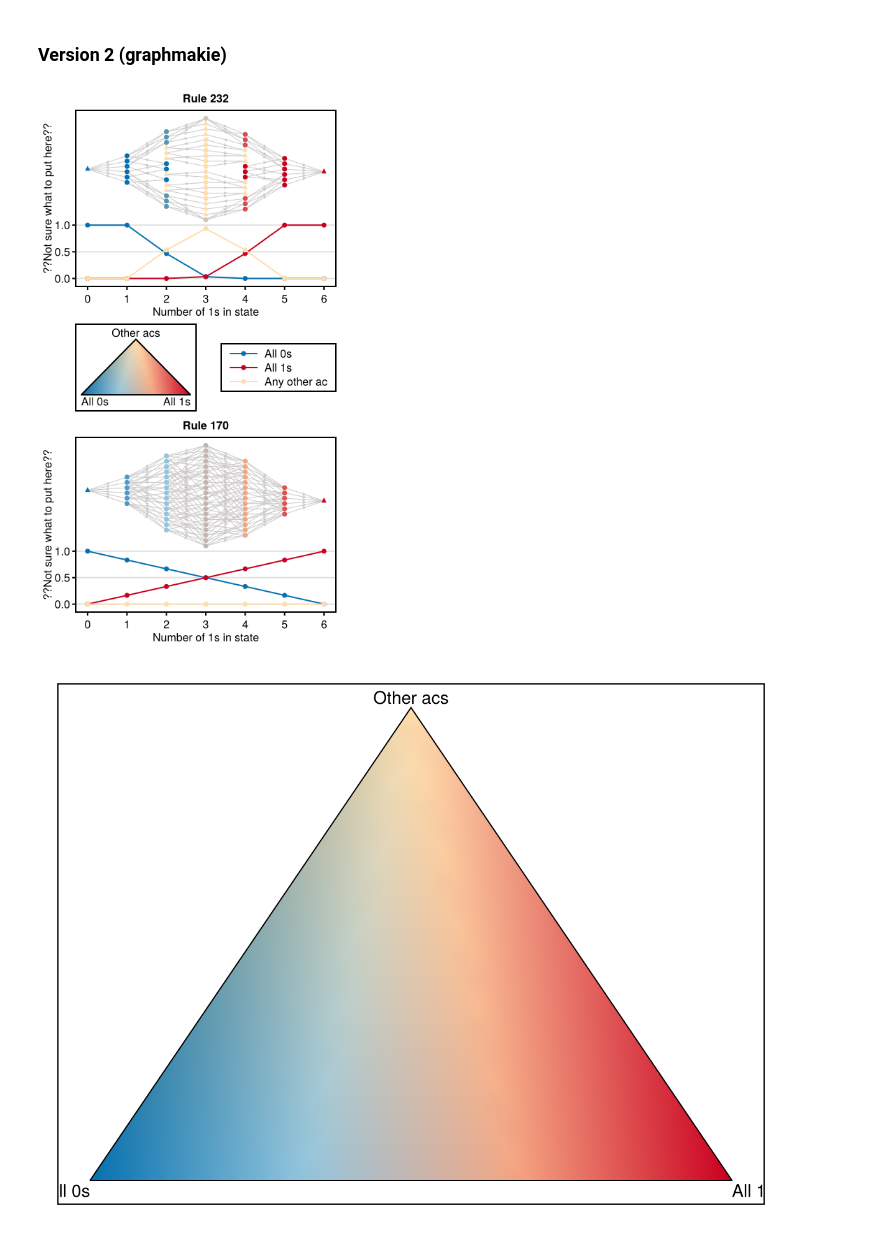
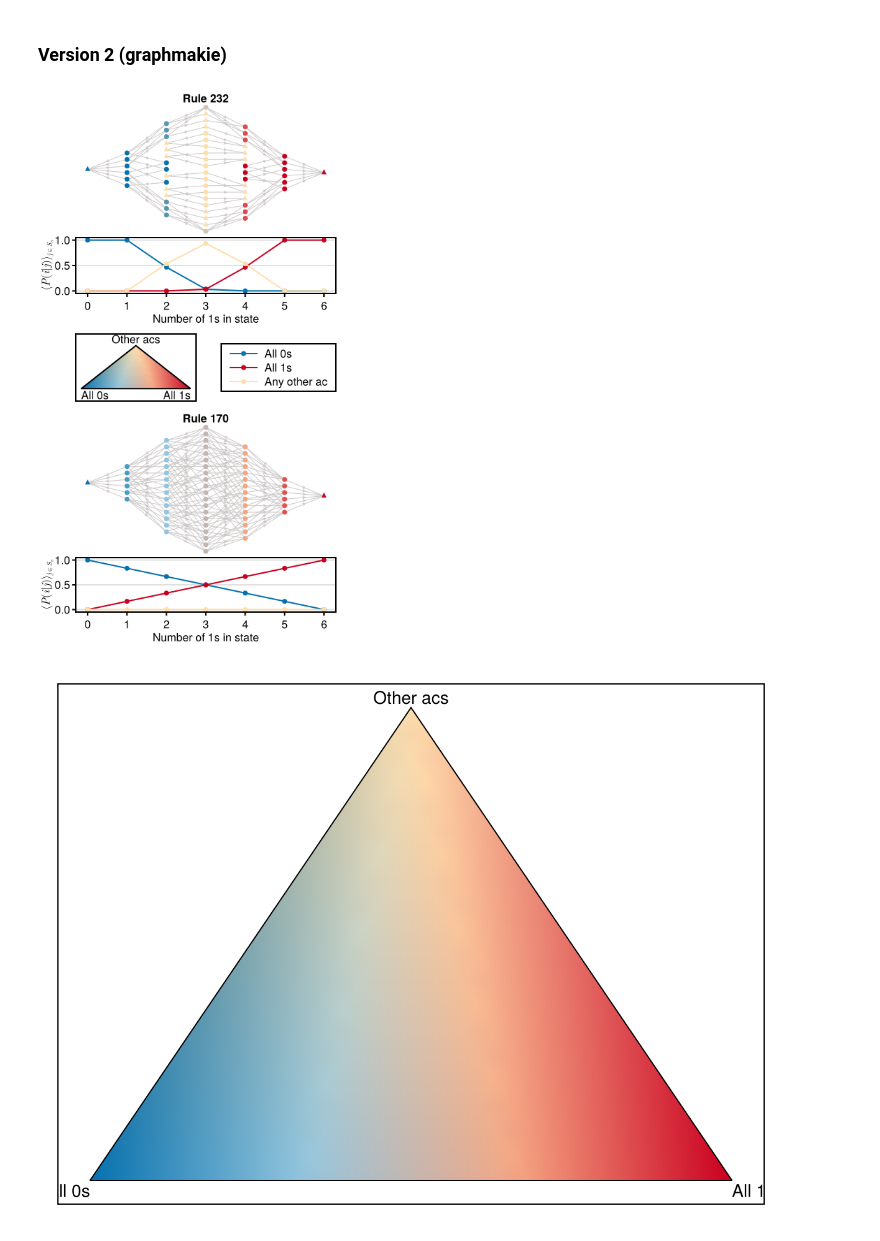
Before and after one commit to kockahonza/TopoStoch, a Jupyter notebook: notebooks/ma_figures_0sv1s.ipynb, the cells around one changed output. Cells and saved outputs as stored; diff of their text form; code cells hidden in the pictures.

```diff
--- a/notebooks/ma_figures_0sv1s.ipynb
+++ b/notebooks/ma_figures_0sv1s.ipynb
@@ -132,21 +33,32 @@ f = Figure(;
     fontsize=8,
     figure_padding=3.,
 )
-ax1 = Axis(f[1,1])
-ax2 = Axis(f[3,1])
+ax11 = Axis(f[1,1])
+ax12 = Axis(f[2,1])
+ax21 = Axis(f[4,1])
+ax22 = Axis(f[5,1])
 
-legend_gl = GridLayout(f[2,1])
+legend_gl = GridLayout(f[3,1])
 
-for (ax, ma) in zip([ax1, ax2], [ma1, ma2])
-    ax.xticksize = 2.
-    ax.xticklabelpad = 1.
-    ax.yticksize = 2.
-    ax.yticklabelpad = 1.
+for (nax, pax, ma) in zip([ax11, ax21], [ax12, ax22], [ma1, ma2])
+    pax.xticksize = 2.
+    pax.xticklabelpad = 1.
+    pax.yticksize = 2.
+    pax.yticklabelpad = 1.
 
-    ax.xlabelpadding = 0.
-    ax.ylabelpadding = 0.5
+    pax.xlabelpadding = 0.
+    pax.ylabelpadding = 0.5
 
-    ax.ylabel = "??Not sure what to put here??"
+    pax.yticks = range(0., 1., 3)
+    pax.xgridvisible = false
+
+    pax.xlabel = "Number of 1s in state"
+    pax.ylabel = L"\langle P(i|j) \rangle_{j \in S_n}"
+
+    hidedecorations!(nax)
+    hidespines!(nax)
+
+    linkxaxes!(nax, pax)
 
     # plot the avg split prob lines
     num1s, p0s, p1s, pxs = get_all0sv1s_avg_splitprobs(ma.mg)
@@ -154,17 +66,17 @@ for (ax, ma) in zip([ax1, ax2], [ma1, ma2])
         markersize=5,
         linewidth=1
     )
-    scatterlines!(ax, num1s, p0s;
+    scatterlines!(pax, num1s, p0s;
         sckw...,
         label="All 0s",
         color=MAColors.bs_0s()
     )
-    scatterlines!(ax, num1s, p1s;
+    scatterlines!(pax, num1s, p1s;
         sckw...,
         label="All 1s",
         color=MAColors.bs_1s()
     )
-    scatterlines!(ax, num1s, pxs;
+    scatterlines!(pax, num1s, pxs;
         sckw...,
         label="Any other ac",
         color=MAColors.bs_else()
@@ -198,7 +110,7 @@ for (ax, ma) in zip([ax1, ax2], [ma1, ma2])
     # edge_color = [isac[e.src] ? :black : :gray for e in edges(ma.mg)]
     edge_color = [MAColors.gray1() for e in edges(ma.mg)]
 
-    p = plotgm!(ax, ma;
+    p = plotgm!(nax, ma;
         layout,
         flabels=false,
         e_color=false,
@@ -207,50 +119,49 @@ for (ax, ma) in zip([ax1, ax2], [ma1, ma2])
         edge_color,
         node_size=5.0,
         edge_width=0.5,
         arrow_size=4.0,
     )
-
-    ax.yticks = range(0., 1., 3)
-    ax.xgridvisible = false
-
-    ax.xlabel = "Number of 1s in state"
 end
 
-# hidexdecorations!(ax1)
-# hidespines!(ax1, :t, :r, :b)
-# hidespines!(ax2, :t, :r)
-# rowgap!(f.layout, 5.)
-
-# Legend(legend_gl[1,1], ax1)
-Legend(legend_gl[1,2], ax2;
+Legend(legend_gl[1,2], ax12;
     rowgap=-10.,
     padding=(6., 6., -3., -3.),
     # fontsize=6
 )
 
 tetax = Axis(legend_gl[1,1];
     # aspect=1
     # aspect=DataAspect()
 )
 all0sv1s_colors_v2_colorbar_v5!(tetax, 20;
     cmap0sv1s=MAColors.bs_cmap(),
     nondetcolor=MAColors.bs_else()
 )
 ylims!(tetax, (-0.25, 1.1))
 # xlims!(tetax, (-0., 1.))
 
-ax1.title = "Rule 232"
-ax2.title = "Rule 170"
+ax11.title = "Rule 232"
+ax11.titlegap = 0.
+ax11.yautolimitmargin = (0.05, 0.02)
+ax21.title = "Rule 170"
+ax21.titlegap = 0.
+ax21.yautolimitmargin = (0.05, 0.02)
 
-rowsize!(f.layout, 2, Relative(0.2))
-rowgap!(f.layout, 5.)
+rowgap!(f.layout, 8.)
+
+rowsize!(f.layout, 1, Relative(0.3))
+rowsize!(f.layout, 4, Relative(0.3))
+rowgap!(f.layout, 1, 0.)
+rowgap!(f.layout, 4, 0.)
+
+rowsize!(f.layout, 3, Relative(0.15))
 colsize!(f.layout, 1, Relative(1))
 
 save("../data/figures/0sv1s/fig4a_draft2.pdf", f)
 
 f
 # %% [output]
-[figure, old version]
+[figure, new version]
 # %%
 f = Figure()
 ax = Axis(f[1,1])
```
Also changed, not shown: parts of 24 cells of this notebook, 23 other files.
